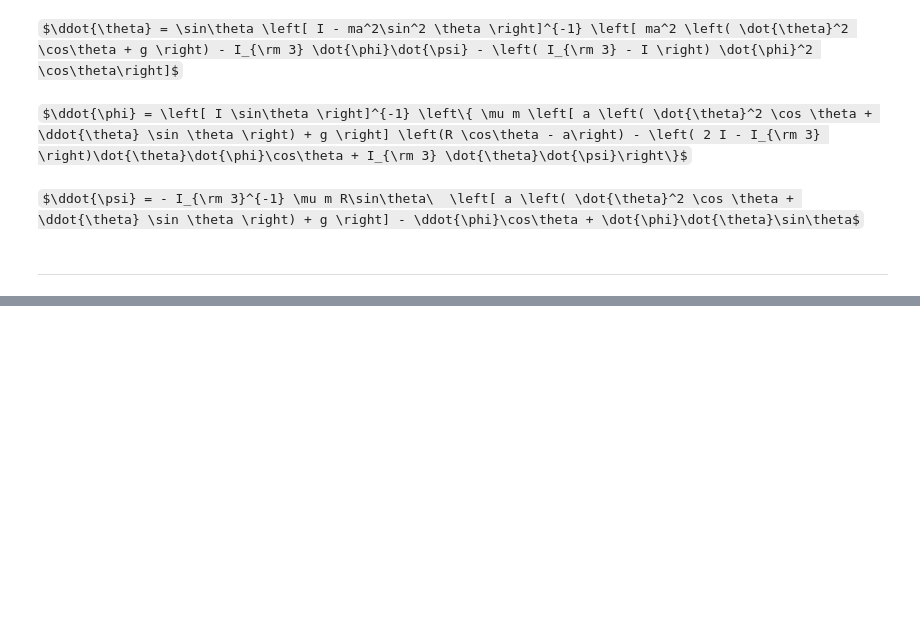
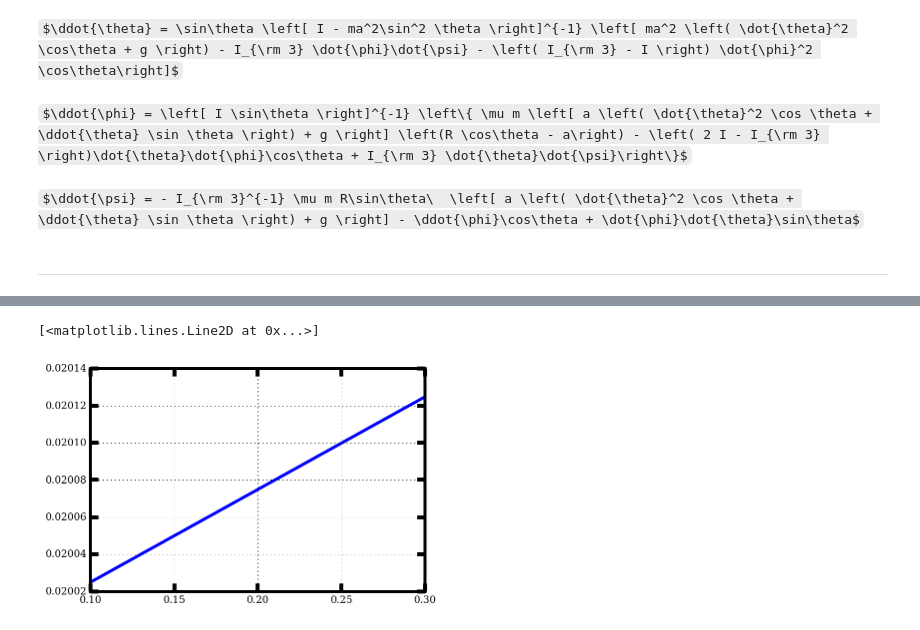
Before and after one commit to decaelus/tippe-top, a Jupyter notebook: Cohen's Tippe Top Equations.ipynb, the cells around one changed output, grey strips where cells are left out. Cells and saved outputs as stored; diff of their text form; code cells hidden in the pictures; some formulas as TeX source; blank space fills up the shorter version.

```diff
--- a/Cohen's Tippe Top Equations.ipynb
+++ b/Cohen's Tippe Top Equations.ipynb
@@ -163,0 +164,33 @@ plt.plot(solution[:,0], solution[:,5])
+# %%
+def exp_ddot_all_vrs(vrs, t):
+    theta, phi, psi, xC, yC, zC, dot_theta, dot_phi, dot_psi, dot_xC, dot_yC, dot_zC = vrs
+
+    ddot_theta = 0.
+    ddot_phi = 0.
+    ddot_psi = 0.
+    ddot_xC = 0.
+    ddot_yC = 0.
+    ddot_zC = a*(dot_theta**2*np.cos(theta) + ddot_theta*np.sin(theta))
+
+    return np.array([dot_theta, dot_phi, dot_psi, dot_xC, dot_yC, dot_zC,
+                     ddot_theta, ddot_phi, ddot_psi, ddot_psi, ddot_xC, ddot_yC, ddot_zC])
+
+theta = 0.1
+phi = 0.
+psi = 0.
+xC = 0.
+yC = 0.
+zC = R - a*np.cos(theta)
+dot_theta = 0.1
+dot_phi = 0.
+dot_psi = 100. #rad/sec
+dot_xC, dot_yC, dot_zC = 0., 0., a*np.sin(theta)*dot_theta
+t = np.linspace(0., 2., 100)
+
+y0 = theta, phi, psi, xC, yC, zC, dot_theta, dot_phi, dot_psi, dot_xC, dot_yC, dot_zC
+solution = od(exp_ddot_all_vrs, y0, t)
+
+plt.plot(solution[:,0], solution[:,5])
+# %% [output]
+[<matplotlib.lines.Line2D at 0x...>]
+[figure, added]
```
Also changed, not shown: parts of 4 cells of this notebook.
